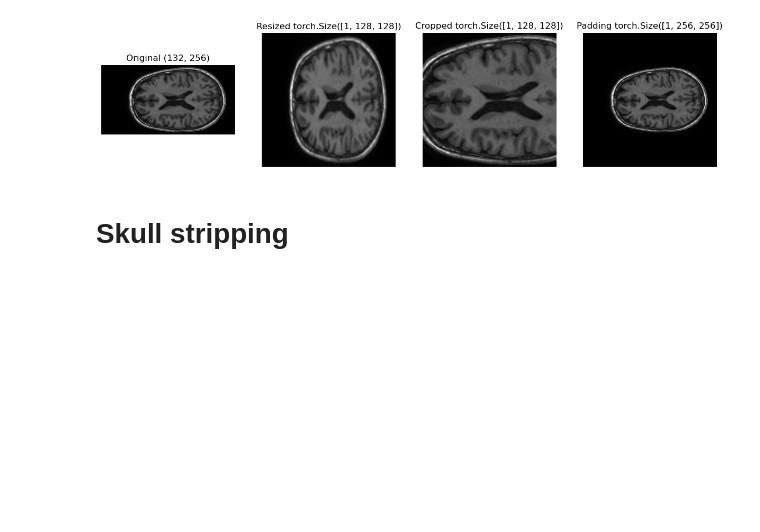
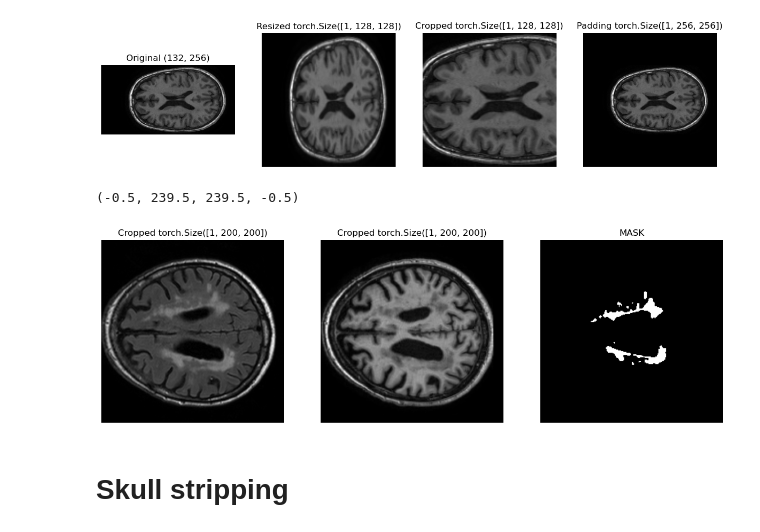
Before and after one commit to AinaT9/White-Matter-Hyperintensity-Segmentation, a Jupyter notebook: EntrenamientoUnet.ipynb, the cells around one changed output. Cells and saved outputs as stored; diff of their text form; code cells hidden in the pictures; blank space fills up the shorter version.

```diff
--- a/EntrenamientoUnet.ipynb
+++ b/EntrenamientoUnet.ipynb
@@ -112,6 +112,40 @@ axs[3].axis('off')
 # %% [output]
 (-0.5, 255.5, 255.5, -0.5)
 [figure]
+# %%
+fig,axs = plt.subplots(1, 3, figsize=(15,5))
+flair= os.path.join(TRAINING_PATH_UTRECHT, "19","pre","FLAIR.nii.gz")
+img = nibabel.load(flair)
+image_data = img.get_fdata()
+image_crop=add_transformation(image_data[:, :, 31],200, False,False)
+axs[0].imshow(image_crop.squeeze(0), cmap='gray')
+axs[0].set_title("Cropped %s" %(image_crop.shape,))
+axs[0].axis('off')
+
+flair= os.path.join(TRAINING_PATH_UTRECHT, "19","pre","T1.nii.gz")
+img = nibabel.load(flair)
+image_data = img.get_fdata()
+image_crop=add_transformation(image_data[:, :, 31],200, False,False)
+axs[1].imshow(image_crop.squeeze(0), cmap='gray')
+axs[1].set_title("Cropped %s" %(image_crop.shape,))
+axs[1].axis('off')
+
+mask= os.path.join(TRAINING_PATH_UTRECHT, "60", "wmh.nii.gz")
+img = nib.load(mask)
+image_data = img.get_fdata()
+merged_image= np.array(image_data)
+merged_image[merged_image==1]=255
+merged_image[merged_image==2]=0
+merged_image[merged_image==3]=255
+image_data= merged_image
+
+
+axs[2].imshow(image_data[:, :,31], cmap='gray')
+axs[2].set_title("MASK")
+axs[2].axis('off')
+# %% [output]
+(-0.5, 239.5, 239.5, -0.5)
+[figure, added]
 # %% [markdown]
 # Skull stripping
 # %% [markdown]
```
Also changed, not shown: 1 other file.
